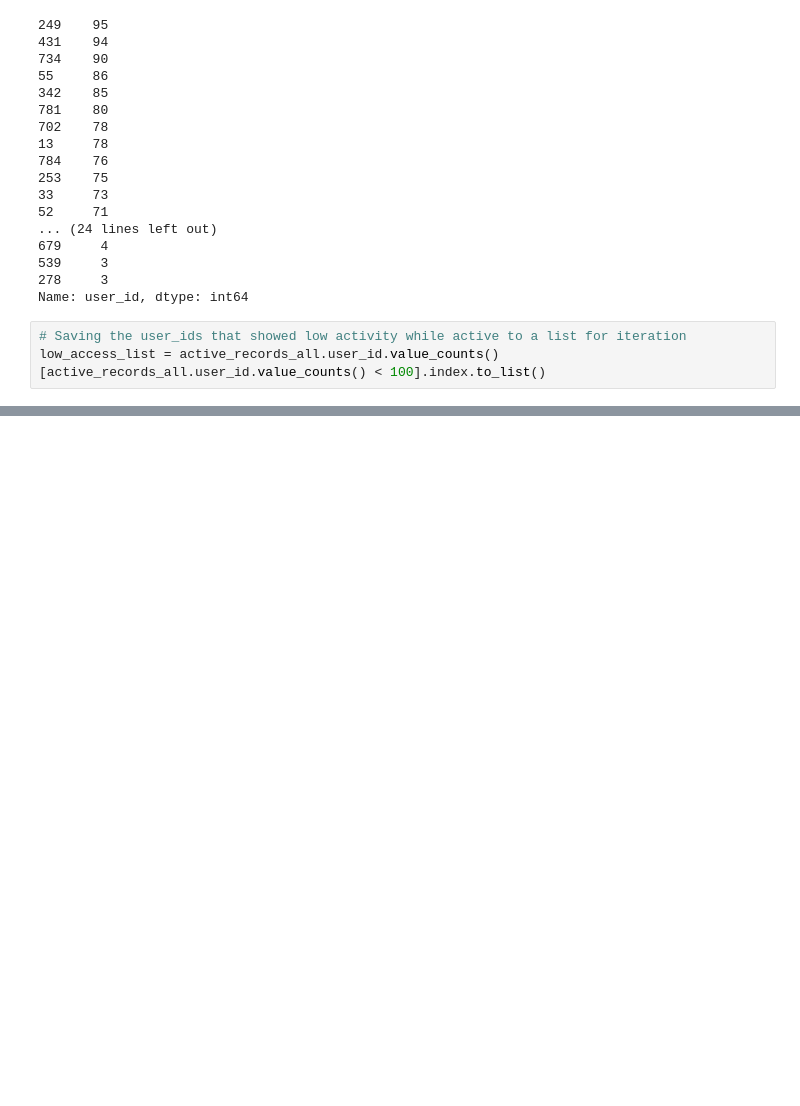
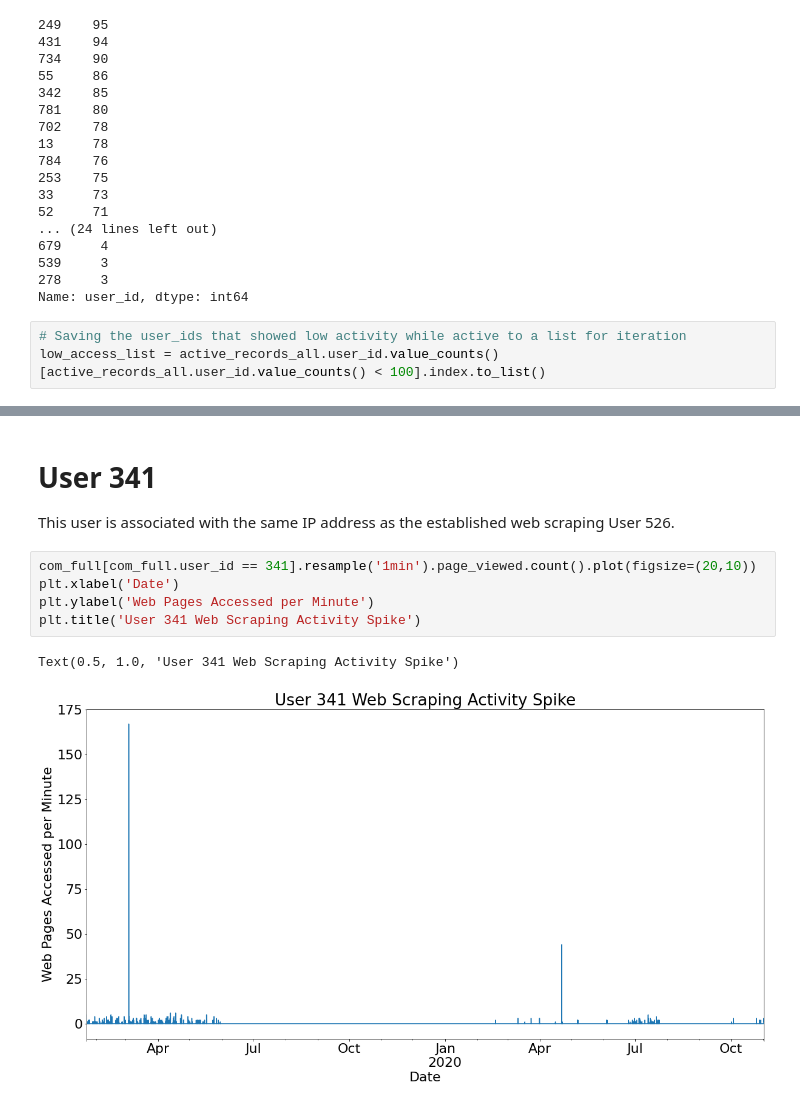
Before and after one commit to adam-gomez/code-dependent-students, a Jupyter notebook: explore_scratchbook.ipynb, the cells around one changed output, grey strips where cells are left out. Saved outputs shown, nothing was run; the diff lists cells and outputs as text; blank space fills up the shorter version.

```diff
--- a/explore_scratchbook.ipynb
+++ b/explore_scratchbook.ipynb
@@ -515,0 +1464,12 @@ Also...it would be nice to know how user ids were assigned in the first place. T
+# %% [markdown]
+# User 341
+
+This user is associated with the same IP address as the established web scraping User 526.
+# %%
+com_full[com_full.user_id == 341].resample('1min').page_viewed.count().plot(figsize=(20,10))
+plt.xlabel('Date')
+plt.ylabel('Web Pages Accessed per Minute')
+plt.title('User 341 Web Scraping Activity Spike')
+# %% [output]
+Text(0.5, 1.0, 'User 341 Web Scraping Activity Spike')
+[figure, added]
```
Also changed, not shown: parts of 190 cells of this notebook.
